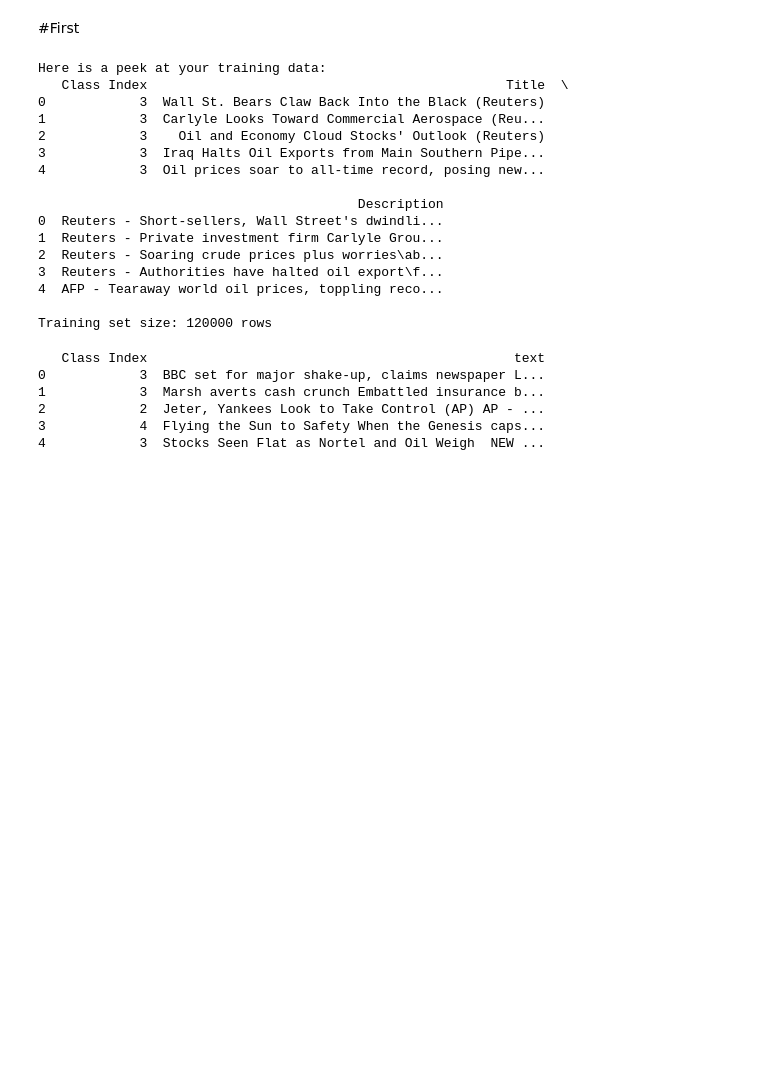
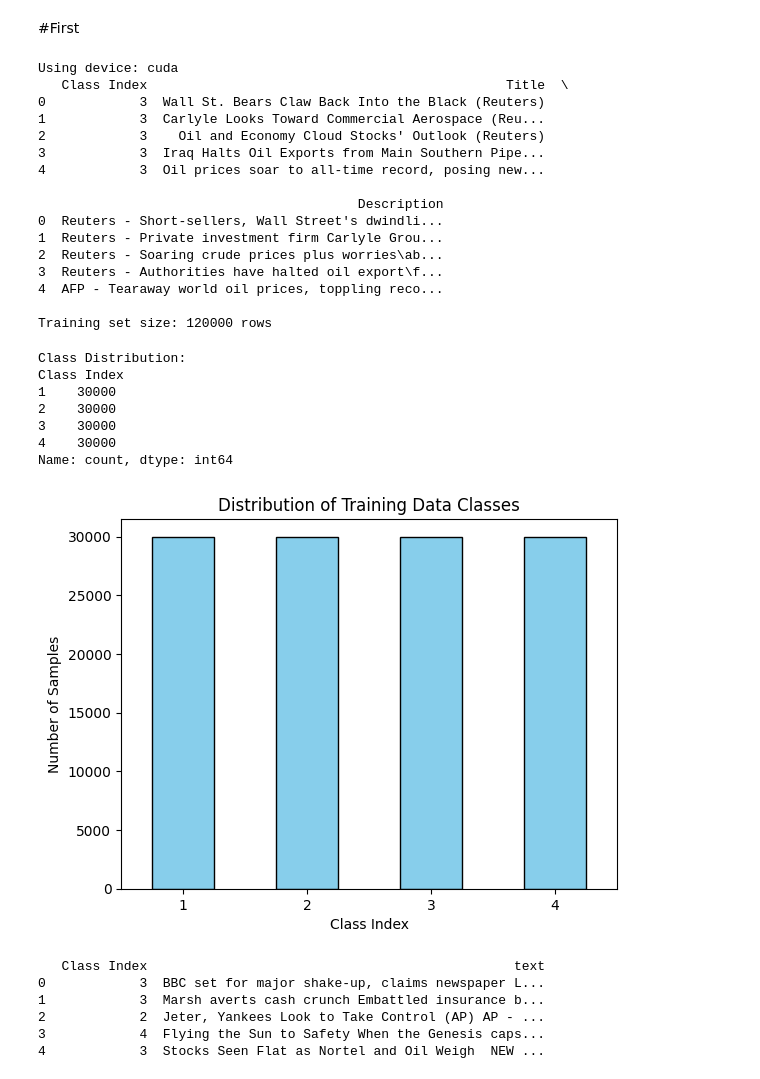
Before and after one commit to Tifa004/ML_Project, a Jupyter notebook: project.ipynb, the cells around one changed output. Cells and saved outputs as stored; diff of their text form; code cells hidden in the pictures; blank space fills up the shorter version.

```diff
--- a/project.ipynb
+++ b/project.ipynb
@@ -2,6 +2,11 @@
 #First
 # %%
 import pandas as pd
+import torch
+
+# This automatically detects if a GPU (CUDA) is available
+device = torch.device("cuda" if torch.cuda.is_available() else "cpu")
+print(f"Using device: {device}")
 
 # Load the train and test files
 train = pd.read_csv("data/train.csv")
@@ -13,7 +18,7 @@ print(train.head())
 # Check how much data you have
 print(f"\nTraining set size: {len(train)} rows")
 # %% [output]
-Here is a peek at your training data:
+Using device: cuda
    Class Index                                              Title  \
 0            3  Wall St. Bears Claw Back Into the Black (Reuters)
 1            3  Carlyle Looks Toward Commercial Aerospace (Reu...
@@ -29,3 +34,28 @@ Here is a peek at your training data:
 4  AFP - Tearaway world oil prices, toppling reco...
 
 Training set size: 120000 rows
+# %%
+import matplotlib.pyplot as plt
+
+# Count occurrences of each class index
+class_counts = train["Class Index"].value_counts().sort_index()
+
+print("Class Distribution:")
+print(class_counts)
+
+# Visualize the distribution
+class_counts.plot(kind="bar", color="skyblue", edgecolor="black")
+plt.title("Distribution of Training Data Classes")
+plt.xlabel("Class Index")
+plt.ylabel("Number of Samples")
+plt.xticks(rotation=0)
+plt.show()
+# %% [output]
+Class Distribution:
+Class Index
+1    30000
+2    30000
+3    30000
+4    30000
+Name: count, dtype: int64
+[figure, added]
```
Also changed, not shown: parts of 5 cells of this notebook.
